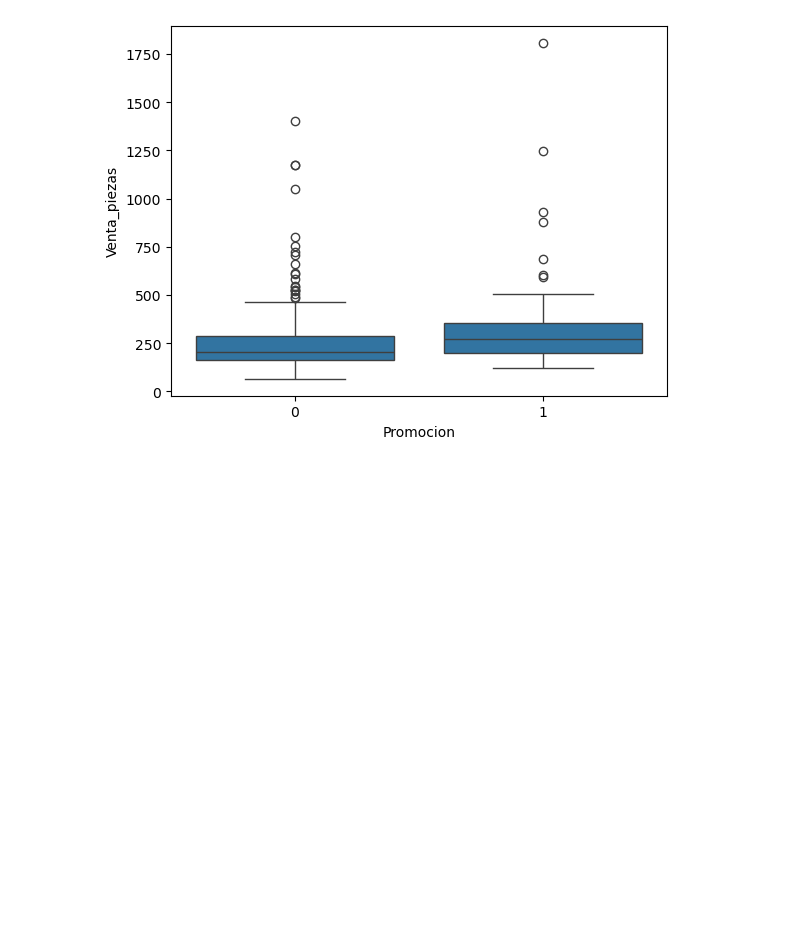
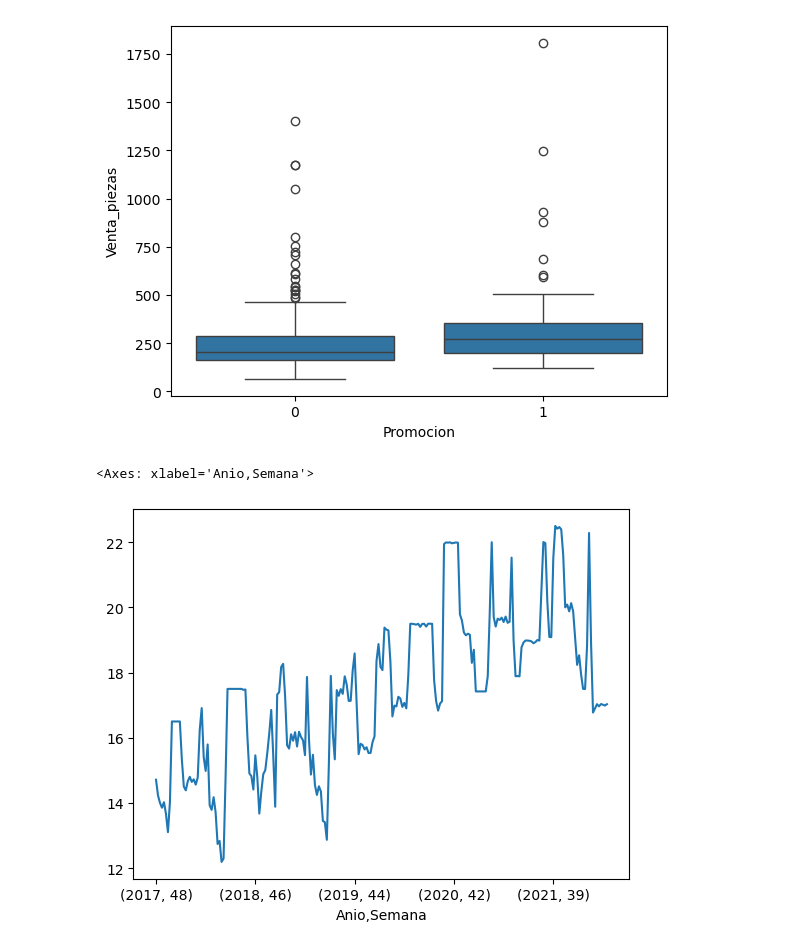
Before and after one commit to DaveDeDev/DataTestHerdez, a Jupyter notebook: notebooks/data_exploration.ipynb, the cells around one changed output. Cells and saved outputs as stored; diff of their text form; code cells hidden in the pictures; blank space fills up the shorter version.

```diff
--- a/notebooks/data_exploration.ipynb
+++ b/notebooks/data_exploration.ipynb
@@ -245,3 +245,8 @@ sns.boxplot(x="Promocion", y="Venta_piezas", data=df)
 # %% [output]
 <Axes: xlabel='Promocion', ylabel='Venta_piezas'>
 [figure]
+# %%
+df.groupby(["Anio", "Semana"])["Precio"].sum().plot()
+# %% [output]
+<Axes: xlabel='Anio,Semana'>
+[figure, added]
```
Also changed, not shown: parts of 1 cell of this notebook, 1 other file.
